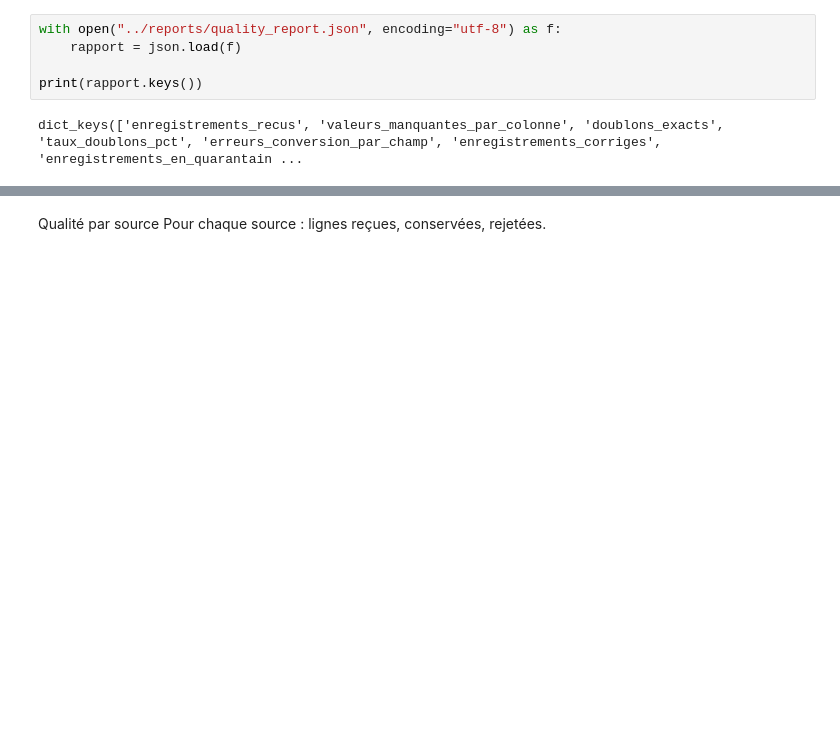
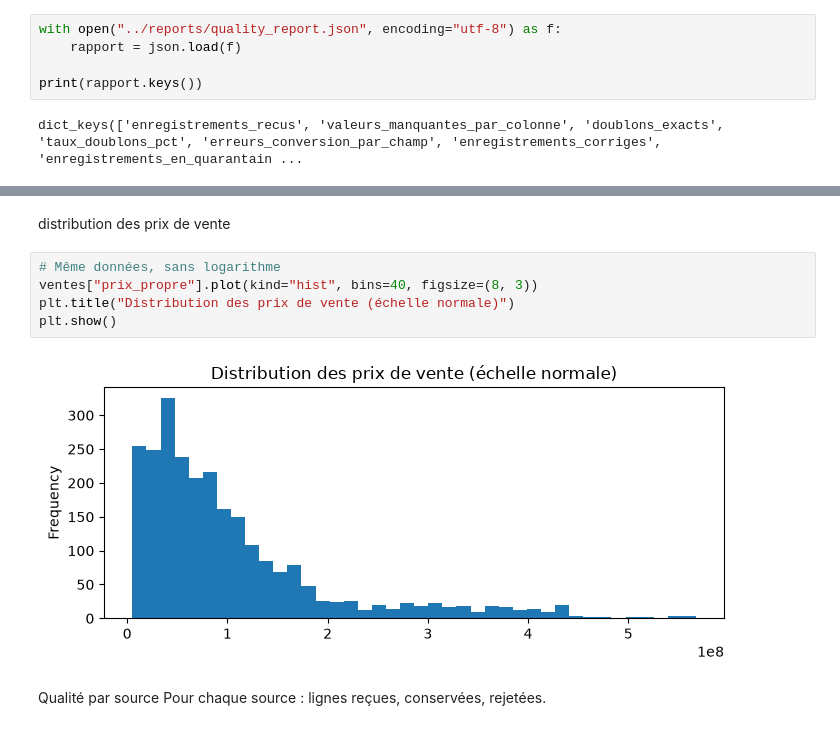
Before and after one commit to coumba-niang20/immo_analyse, a Jupyter notebook: notebooks/01_exploration.ipynb, the cells around one changed output, grey strips where cells are left out. Cells and saved outputs as stored; diff of their text form; blank space fills up the shorter version.

```diff
--- a/notebooks/01_exploration.ipynb
+++ b/notebooks/01_exploration.ipynb
@@ -47,3 +114,12 @@ dict_keys(['enregistrements_recus', 'valeurs_manquantes_par_colonne', 'doublons_
+# %% [markdown]
+distribution des prix de vente
+# %%
+# Même données, sans logarithme
+ventes["prix_propre"].plot(kind="hist", bins=40, figsize=(8, 3))
+plt.title("Distribution des prix de vente (échelle normale)")
+plt.show()
+# %% [output]
+[figure, added]
 # %% [markdown]
  Qualité par source
 Pour chaque source : lignes reçues, conservées, rejetées.
```
Also changed, not shown: parts of 24 cells of this notebook.
